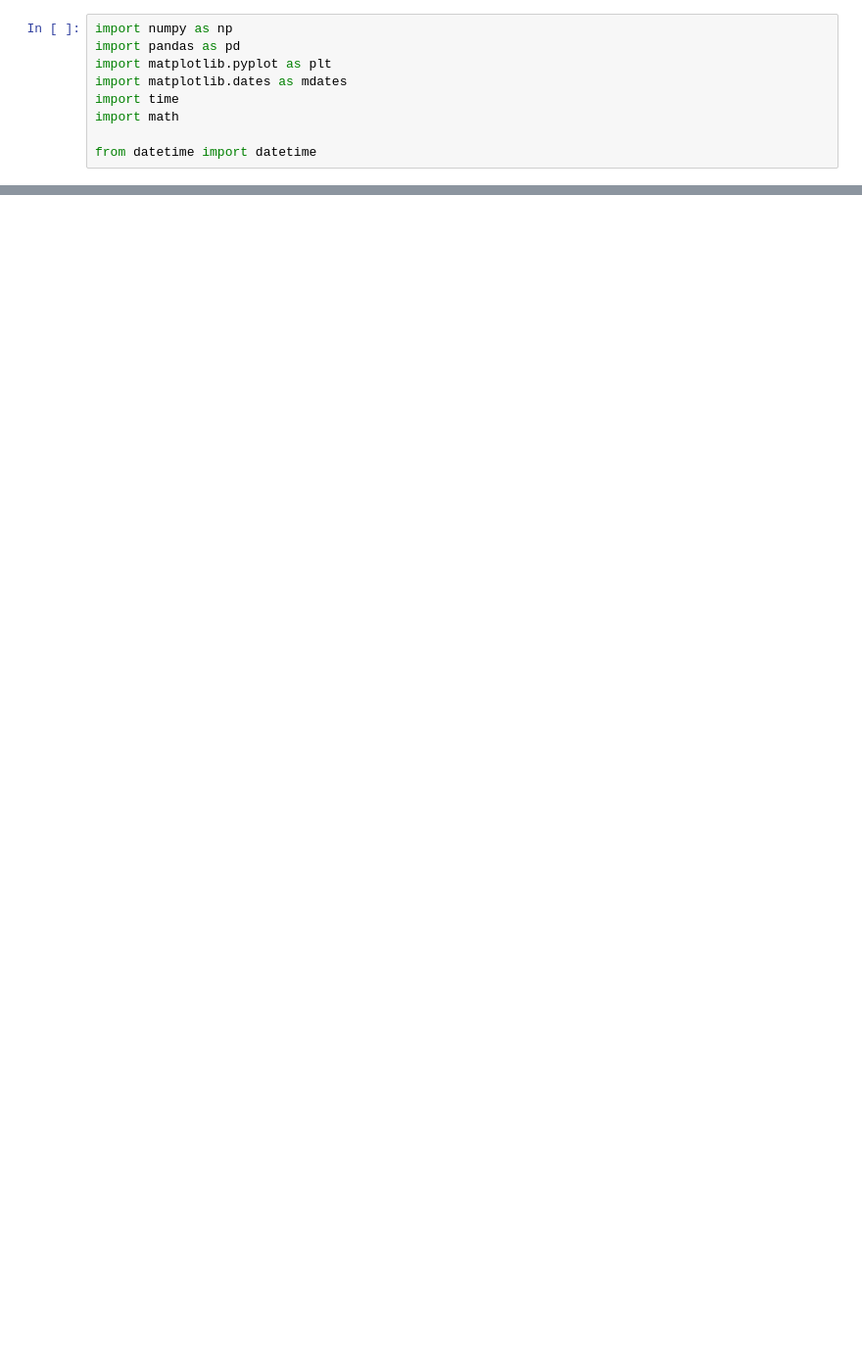
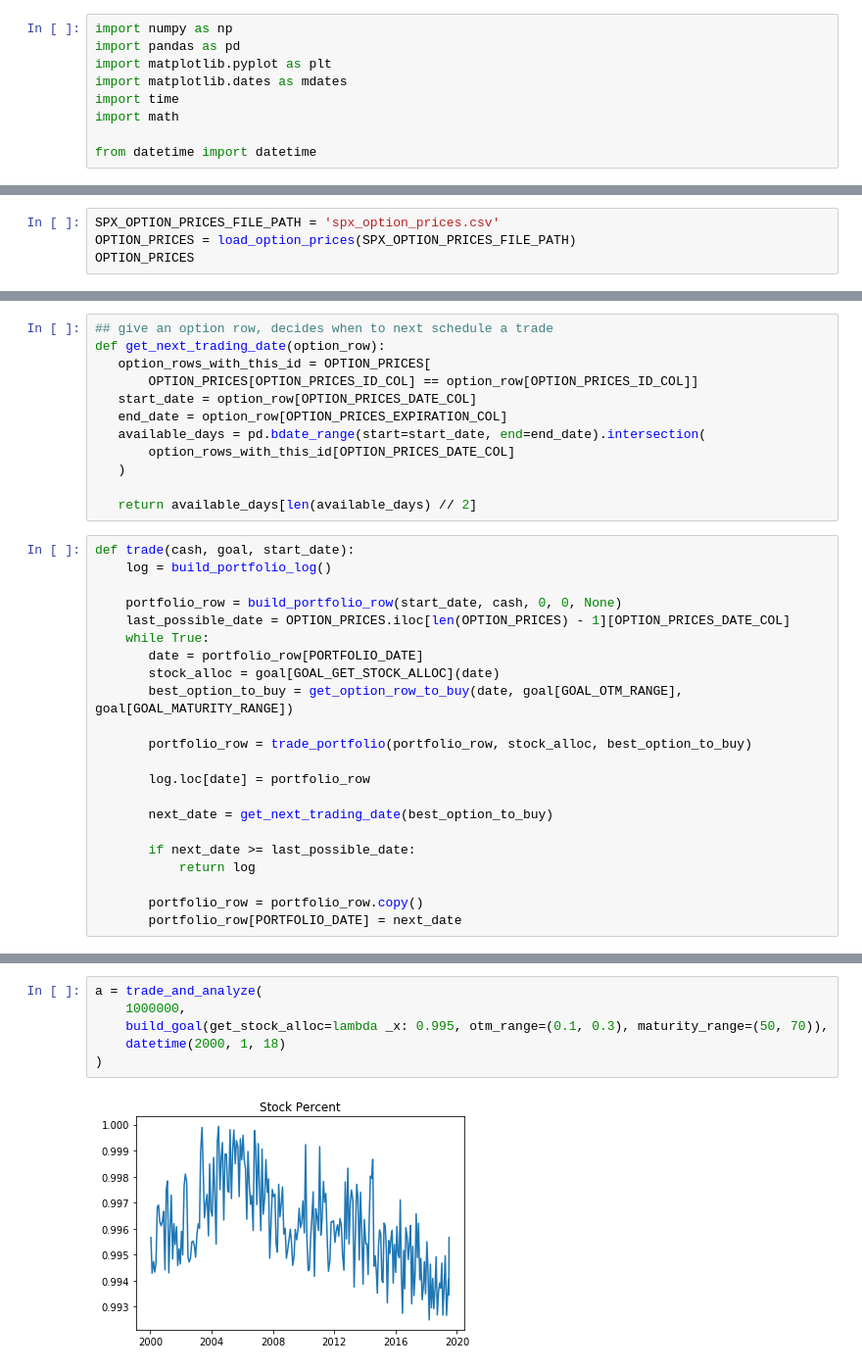
Before and after one commit to stopachka/gamma, a Jupyter notebook: puts_strategy.ipynb, the cells around one changed output, grey strips where cells are left out. Shown: that part at 98% size. Saved outputs shown, nothing was run; the diff lists cells and outputs as text; blank space fills up the shorter version.

```diff
--- a/puts_strategy.ipynb
+++ b/puts_strategy.ipynb
@@ -943,0 +84,4 @@ def load_spy_option_prices():
+# %%
+SPX_OPTION_PRICES_FILE_PATH = 'spx_option_prices.csv'
+OPTION_PRICES = load_option_prices(SPX_OPTION_PRICES_FILE_PATH)
+OPTION_PRICES
@@ -943,0 +273,34 @@ def load_spy_option_prices():
+# %%
+## give an option row, decides when to next schedule a trade
+def get_next_trading_date(option_row):
+   option_rows_with_this_id = OPTION_PRICES[
+       OPTION_PRICES[OPTION_PRICES_ID_COL] == option_row[OPTION_PRICES_ID_COL]]
+   start_date = option_row[OPTION_PRICES_DATE_COL]
+   end_date = option_row[OPTION_PRICES_EXPIRATION_COL]
+   available_days = pd.bdate_range(start=start_date, end=end_date).intersection(
+       option_rows_with_this_id[OPTION_PRICES_DATE_COL]
+   )
+
+   return available_days[len(available_days) // 2]
+# %%
+def trade(cash, goal, start_date):
+    log = build_portfolio_log()
+
+    portfolio_row = build_portfolio_row(start_date, cash, 0, 0, None)
+    last_possible_date = OPTION_PRICES.iloc[len(OPTION_PRICES) - 1][OPTION_PRICES_DATE_COL]
+    while True:
+       date = portfolio_row[PORTFOLIO_DATE]
+       stock_alloc = goal[GOAL_GET_STOCK_ALLOC](date)
+       best_option_to_buy = get_option_row_to_buy(date, goal[GOAL_OTM_RANGE], goal[GOAL_MATURITY_RANGE])
+
+       portfolio_row = trade_portfolio(portfolio_row, stock_alloc, best_option_to_buy)
+
+       log.loc[date] = portfolio_row
+
+       next_date = get_next_trading_date(best_option_to_buy)
+
+       if next_date >= last_possible_date:
+           return log
+
+       portfolio_row = portfolio_row.copy()
+       portfolio_row[PORTFOLIO_DATE] = next_date
@@ -943,0 +413,8 @@ def load_spy_option_prices():
+# %%
+a = trade_and_analyze(
+    1000000,
+    build_goal(get_stock_alloc=lambda _x: 0.995, otm_range=(0.1, 0.3), maturity_range=(50, 70)),
+    datetime(2000, 1, 18)
+)
+# %% [output]
+[figure, added]
```
Also changed, not shown: parts of 122 cells of this notebook, 1 other file.
